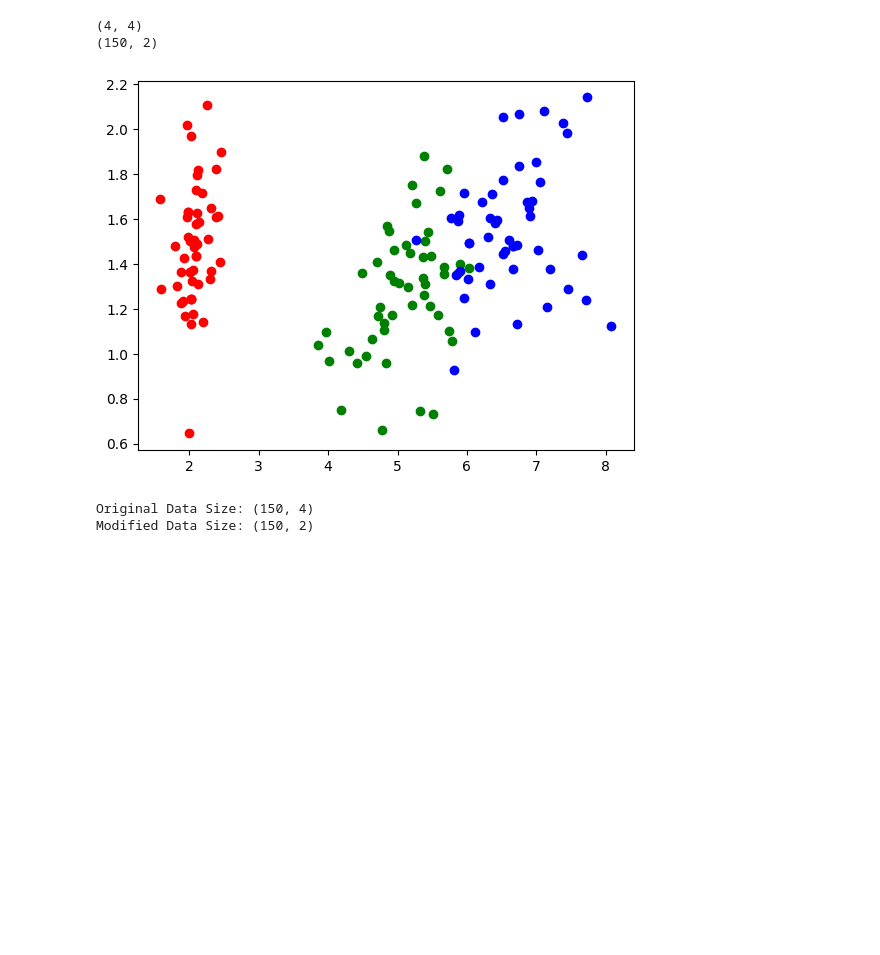
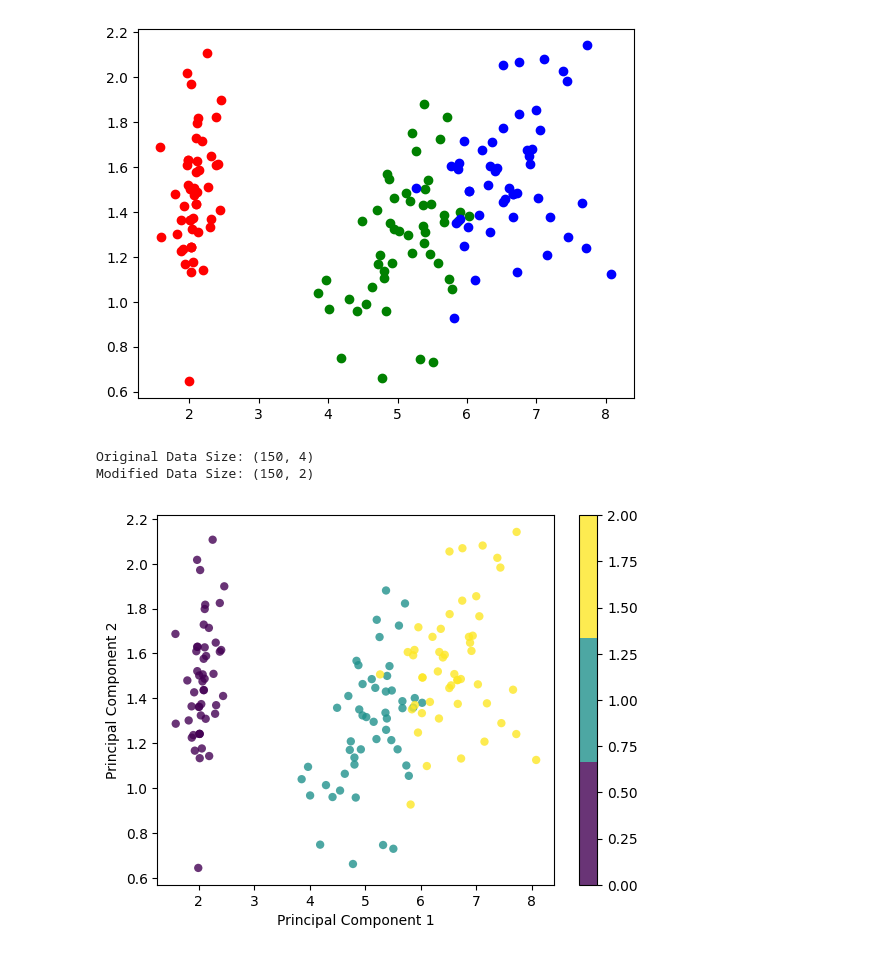
Before and after one commit to shivkaraman/mlLab, a Jupyter notebook: 10_LDA.ipynb, the cells around one changed output. Saved outputs shown, nothing was run; the diff lists cells and outputs as text; code cells hidden in the pictures; blank space fills up the shorter version.

```diff
--- a/10_LDA.ipynb
+++ b/10_LDA.ipynb
@@ -9,48 +9,43 @@ class LDA:
         self.n_components = n_components
         self.eig_vectors = None
 
     def transform(self, X, y):
         height, width = X.shape
         unique_classes = np.unique(y)
         num_classes = len(unique_classes)
 
         scatter_t = np.cov(X.T) * (height - 1)
         scatter_w = 0
         for i in range(num_classes):
             class_items = np.flatnonzero(y == unique_classes[i])
             scatter_w = scatter_w + np.cov(X[class_items].T) * (len(class_items) - 1)
 
         scatter_b = scatter_t - scatter_w
         _, eig_vectors = np.linalg.eigh(np.linalg.pinv(scatter_w).dot(scatter_b))
-        print(eig_vectors.shape)
         pc = X.dot(eig_vectors[:, ::-1][:, :self.n_components])
-        print(pc.shape)
 
-        if self.n_components == 2:
-            if y is None:
-                plt.scatter(pc[:, 0], pc[:, 1])
-            else:
-                colors = ['r', 'g', 'b']
-                labels = np.unique(y)
-                for color, label in zip(colors, labels):
-                    class_data = pc[np.flatnonzero(y == label)]
-                    plt.scatter(class_data[:, 0], class_data[:, 1], c=color)
-            plt.show()
         return pc
 
-lda = LDA(2)
 data = pd.read_csv('./Iris.csv')
 X = np.array(data.drop('species', axis=1))
 y = data['species']
 y = LabelEncoder().fit_transform(y)
 
 lda = LDA(2)
 X_projected = lda.transform(X, y)
 
 print("Original Data Size:", X.shape, "\nModified Data Size:", X_projected.shape)
+
+x1 = X_projected[:, 0]
+x2 = X_projected[:, 1]
+
+plt.scatter(x1, x2, c=y, edgecolor="none", alpha=0.8, cmap=plt.cm.get_cmap("viridis", 3))
+plt.xlabel("Principal Component 1")
+plt.ylabel("Principal Component 2")
+plt.colorbar()
+plt.show()
 # %% [output]
+[figure]
-(4, 4)
-(150, 2)
+Original Data Size: (150, 4)
+Modified Data Size: (150, 2)
-[figure]
-Original Data Size: (150, 4)
-Modified Data Size: (150, 2)
+[figure, added]
```
